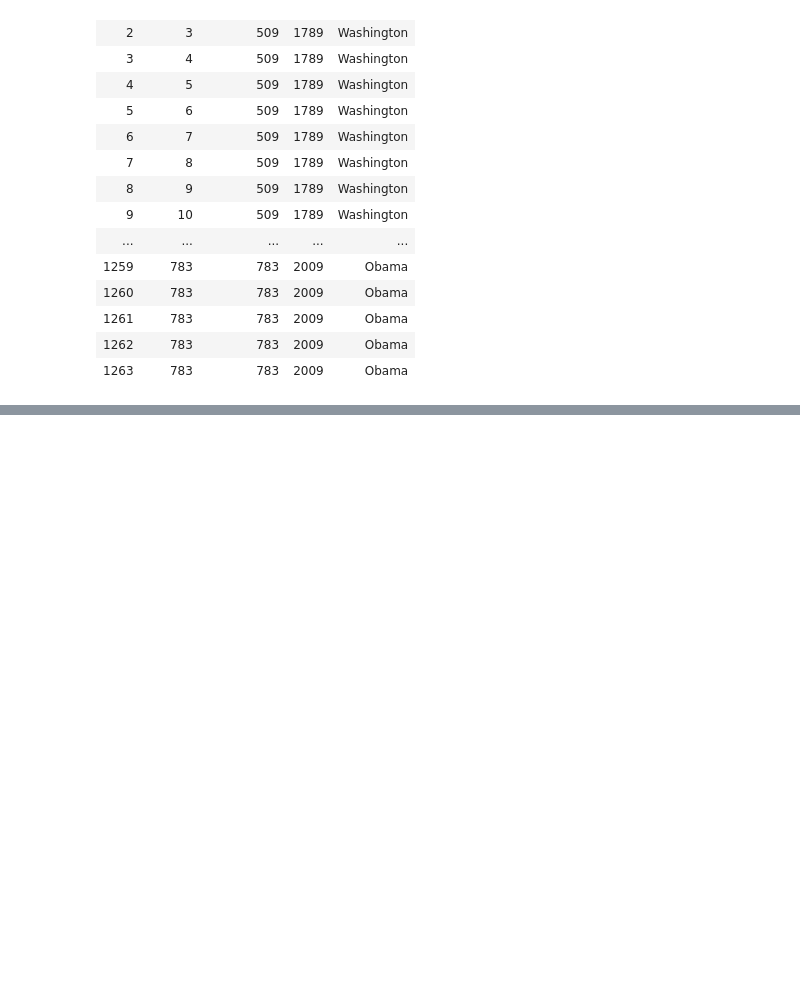
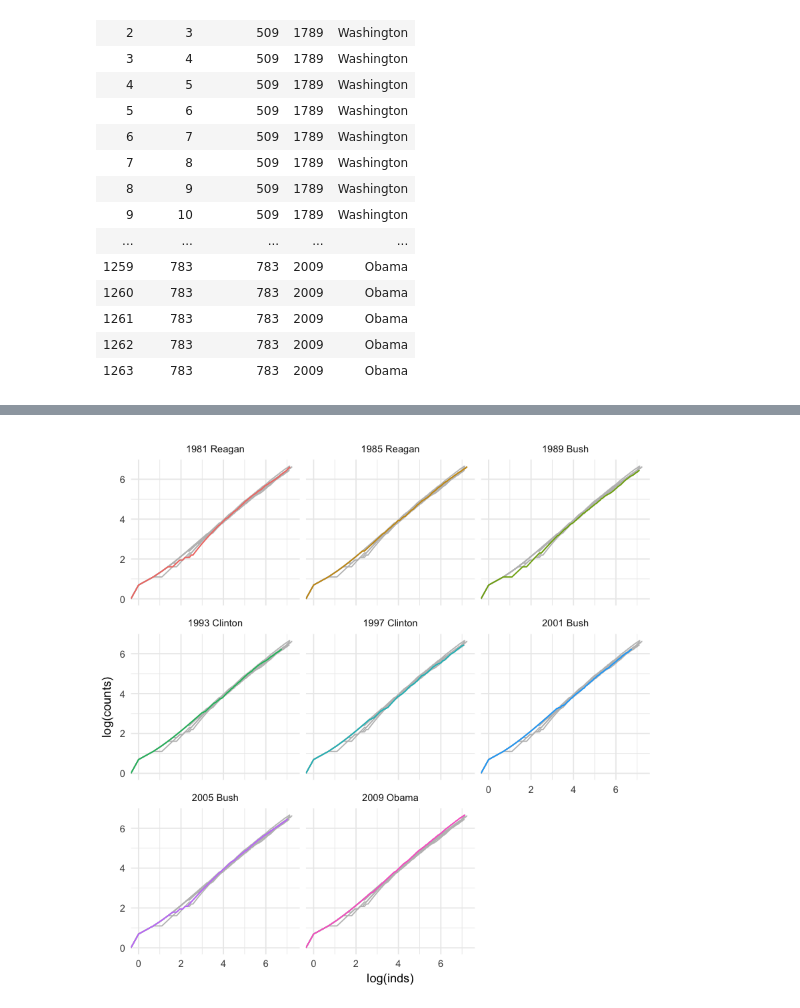
Before and after one commit to jcbain/fun_side_projects, a Jupyter notebook: diverse_words/notebooks/collector_curve.ipynb, the cells around one changed output, grey strips where cells are left out. Saved outputs shown, nothing was run; the diff lists cells and outputs as text; code cells hidden in the pictures; blank space fills up the shorter version.

```diff
--- a/diverse_words/notebooks/collector_curve.ipynb
+++ b/diverse_words/notebooks/collector_curve.ipynb
@@ -61,0 +74,18 @@ data %>%
+# %%
+full <- data %>%
+ filter(year > 1977) %>%
+ mutate(combined = paste(year, president), normalized = counts/vocab_size)
+
+part <- data %>%
+ filter(year > 1977) %>%
+ mutate(combined = paste(year, president), normalized = counts/vocab_size) %>%
+ select(-combined)
+# %%
+ggplot() +
+  geom_line(data = part, aes(log(inds), log(counts), group = year), colour = 'grey') +
+  geom_line(data = full, aes(log(inds), log(counts), colour = combined)) +
+  facet_wrap(~combined) +
+  theme_minimal() +
+  theme(legend.position="none")
+# %% [output]
+[figure, added]
```
Also changed, not shown: parts of 3 cells of this notebook.
